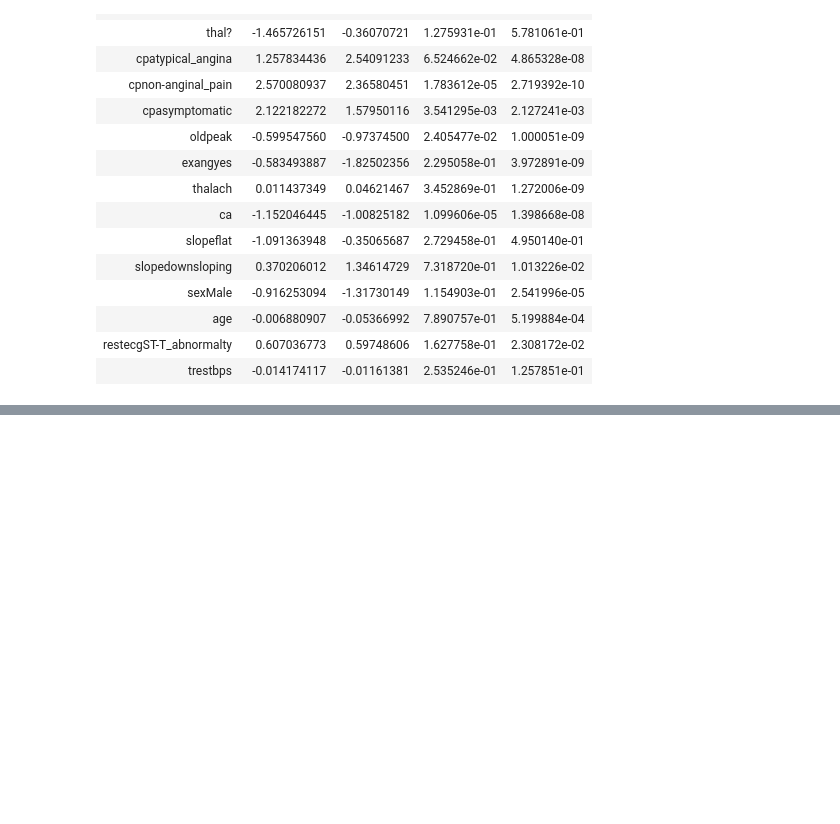
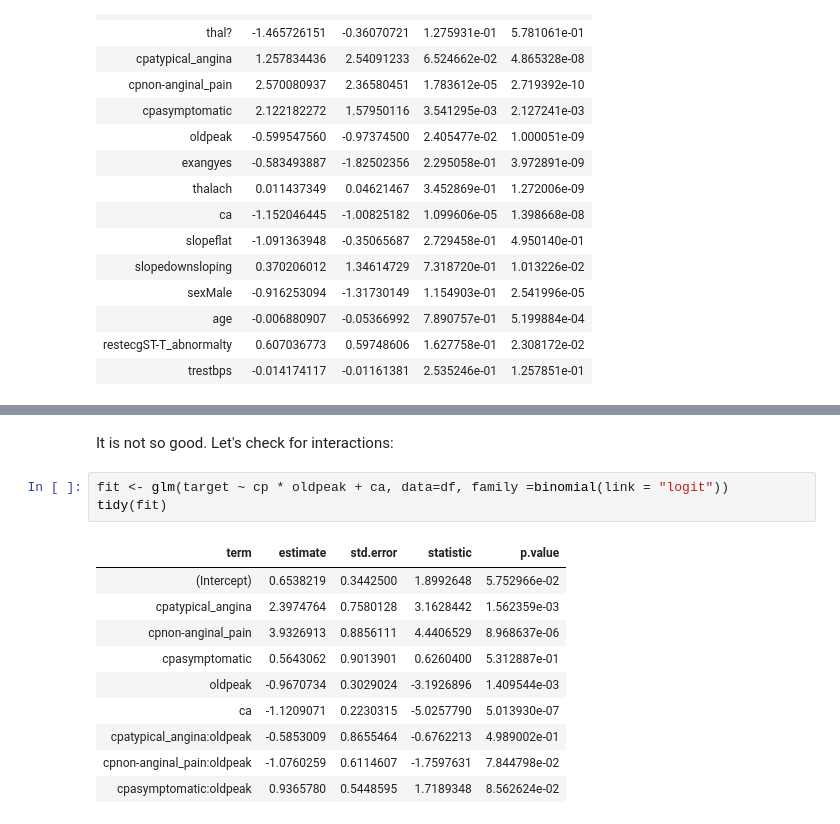
Before and after one commit to felix-ha/heartdisease_uciml, a Jupyter notebook: Model_Building_Hosmer.ipynb, the cells around one changed output, grey strips where cells are left out. Saved outputs shown, nothing was run; the diff lists cells and outputs as text; blank space fills up the shorter version.

```diff
--- a/Model_Building_Hosmer.ipynb
+++ b/Model_Building_Hosmer.ipynb
@@ -168,0 +241,16 @@ cols(
+# %% [markdown]
+It is not so good. Let's check for interactions:
+# %%
+fit <- glm(target ~ cp * oldpeak + ca, data=df, family =binomial(link = "logit"))
+tidy(fit)
+# %% [output]
+| term | estimate | std.error | statistic | p.value |
+| (Intercept) | 0.6538219 | 0.3442500 | 1.8992648 | 5.752966e-02 |
+| cpatypical_angina | 2.3974764 | 0.7580128 | 3.1628442 | 1.562359e-03 |
+| cpnon-anginal_pain | 3.9326913 | 0.8856111 | 4.4406529 | 8.968637e-06 |
+| cpasymptomatic | 0.5643062 | 0.9013901 | 0.6260400 | 5.312887e-01 |
+| oldpeak | -0.9670734 | 0.3029024 | -3.1926896 | 1.409544e-03 |
+| ca | -1.1209071 | 0.2230315 | -5.0257790 | 5.013930e-07 |
+| cpatypical_angina:oldpeak | -0.5853009 | 0.8655464 | -0.6762213 | 4.989002e-01 |
+| cpnon-anginal_pain:oldpeak | -1.0760259 | 0.6114607 | -1.7597631 | 7.844798e-02 |
+| cpasymptomatic:oldpeak | 0.9365780 | 0.5448595 | 1.7189348 | 8.562624e-02 |
```
Also changed, not shown: parts of 6 cells of this notebook.
